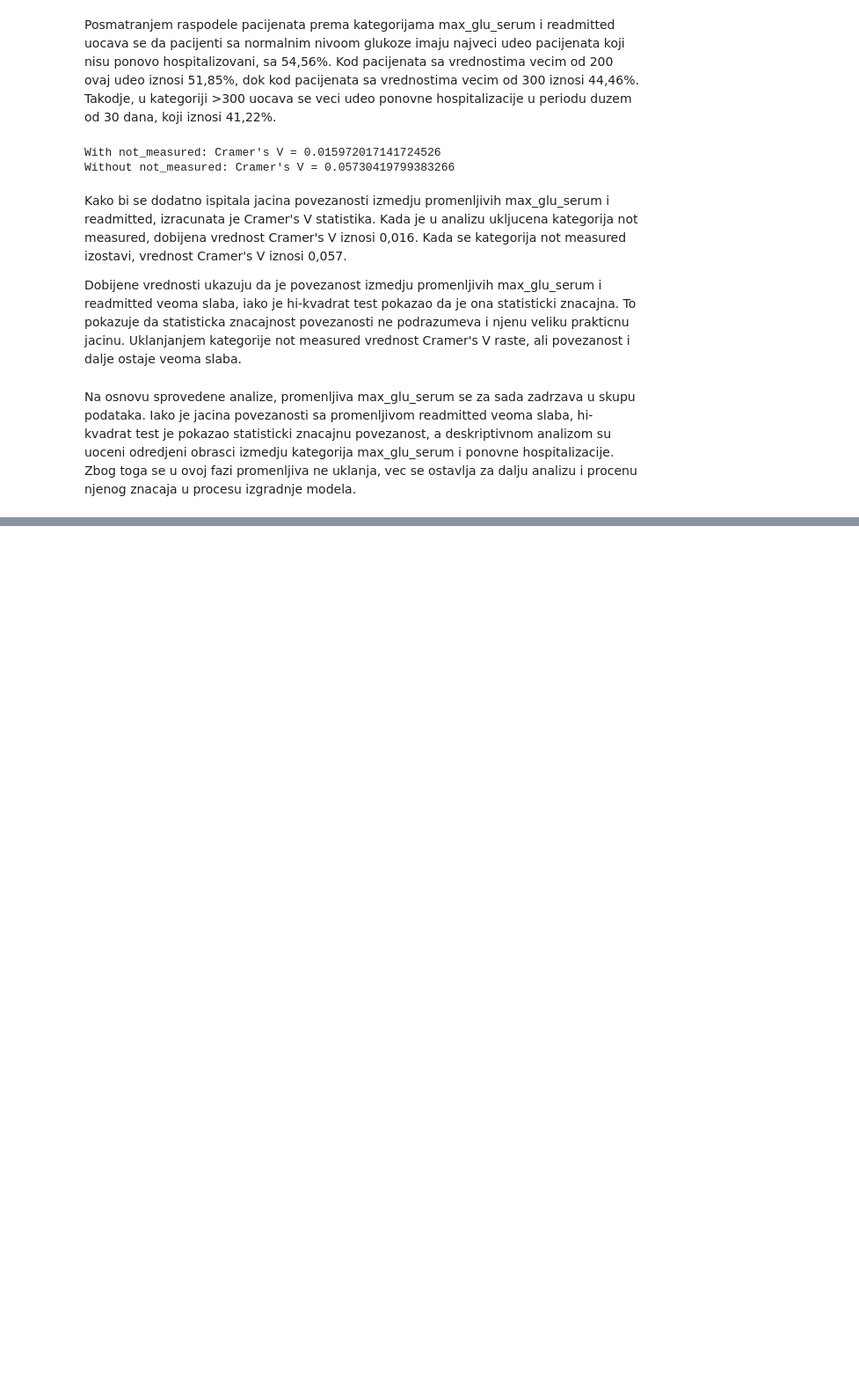
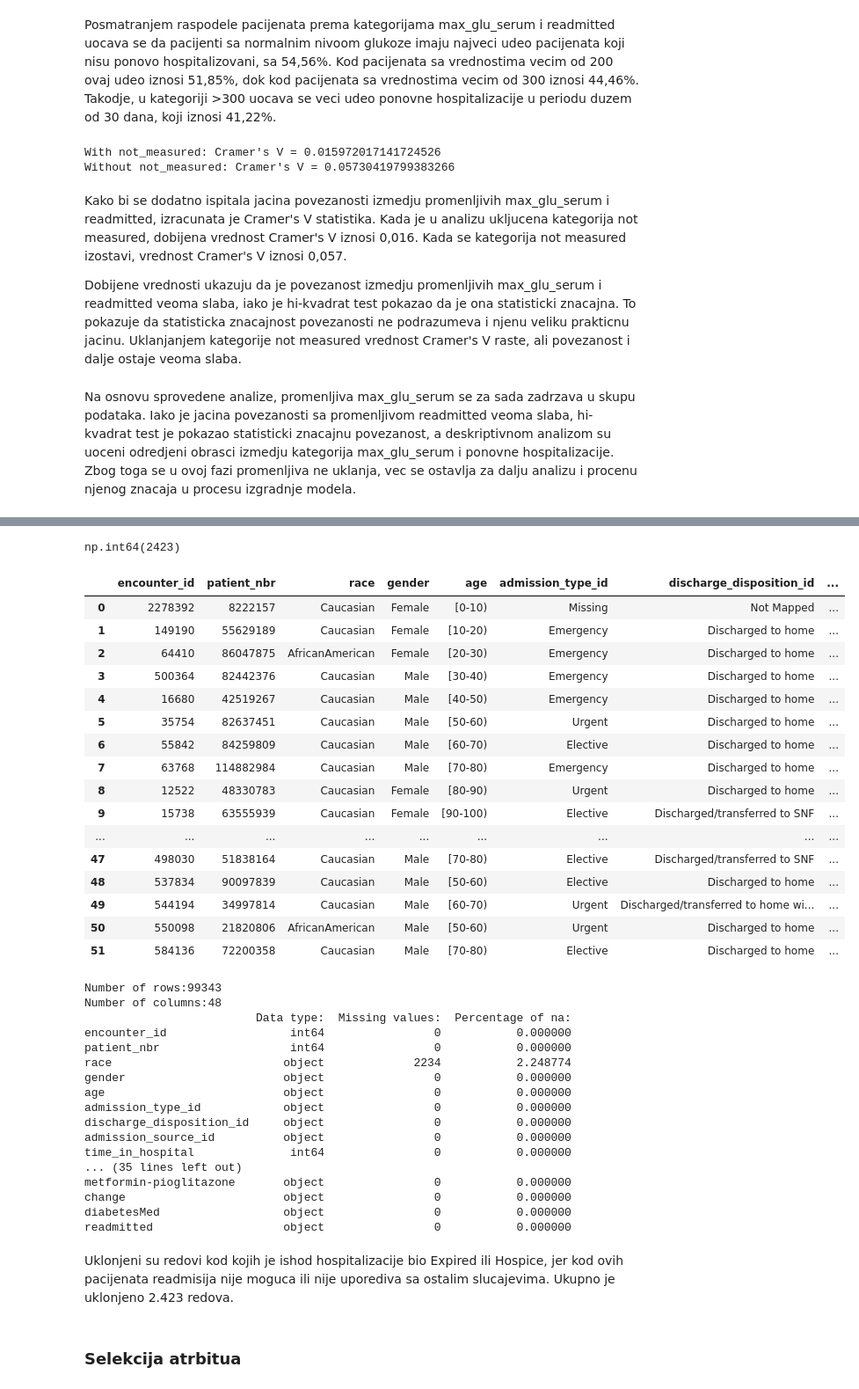
Before and after one commit to anastasija010802/ML_project, a Jupyter notebook: notebooks/exploratory_data_analysis.ipynb, the cells around one changed output, grey strips where cells are left out. Shown at 88% size. Drawn from its saved outputs; the diff is of its cells as text; code cells hidden in the pictures; blank space fills up the shorter version.

```diff
--- a/notebooks/exploratory_data_analysis.ipynb
+++ b/notebooks/exploratory_data_analysis.ipynb
@@ -610,0 +633,2 @@ admmission_source            object             7110           6.986616
+# %%
+data["A1Cresult"] = data["A1Cresult"].fillna("Not measured")
@@ -610,0 +637,2 @@ admmission_source            object             7110           6.986616
+# %%
+data["medical_specialty"] = data["medical_specialty"].fillna("Missing")
@@ -610,0 +661,57 @@ admmission_source            object             7110           6.986616
+# %%
+remove_disposition = [
+    "Expired",
+    "Hospice / home",
+    "Hospice / medical facility",
+    "Expired at home. Medicaid only, hospice.",
+    "Expired in a medical facility. Medicaid only, hospice."
+]
+
+data["discharge_disposition_id"].isin(remove_disposition).sum()
+# %% [output]
+np.int64(2423)
+# %%
+data = data[
+    ~data["discharge_disposition_id"].isin(remove_disposition)
+]
+# %%
+data_overview(data)
+# %% [output]
+|  | encounter_id | patient_nbr | race | gender | age | admission_type_id | discharge_disposition_id | ... |
+| 0 | 2278392 | 8222157 | Caucasian | Female | [0-10) | Missing | Not Mapped | ... |
+| 1 | 149190 | 55629189 | Caucasian | Female | [10-20) | Emergency | Discharged to home | ... |
+| 2 | 64410 | 86047875 | AfricanAmerican | Female | [20-30) | Emergency | Discharged to home | ... |
+| 3 | 500364 | 82442376 | Caucasian | Male | [30-40) | Emergency | Discharged to home | ... |
+| 4 | 16680 | 42519267 | Caucasian | Male | [40-50) | Emergency | Discharged to home | ... |
+| 5 | 35754 | 82637451 | Caucasian | Male | [50-60) | Urgent | Discharged to home | ... |
+| 6 | 55842 | 84259809 | Caucasian | Male | [60-70) | Elective | Discharged to home | ... |
+| 7 | 63768 | 114882984 | Caucasian | Male | [70-80) | Emergency | Discharged to home | ... |
+| 8 | 12522 | 48330783 | Caucasian | Female | [80-90) | Urgent | Discharged to home | ... |
+| 9 | 15738 | 63555939 | Caucasian | Female | [90-100) | Elective | Discharged/transferred to SNF | ... |
+| ... | ... | ... | ... | ... | ... | ... | ... | ... |
+| 47 | 498030 | 51838164 | Caucasian | Male | [70-80) | Elective | Discharged/transferred to SNF | ... |
+| 48 | 537834 | 90097839 | Caucasian | Male | [50-60) | Elective | Discharged to home | ... |
+| 49 | 544194 | 34997814 | Caucasian | Male | [60-70) | Urgent | Discharged/transferred to home wi... | ... |
+| 50 | 550098 | 21820806 | AfricanAmerican | Male | [50-60) | Urgent | Discharged to home | ... |
+| 51 | 584136 | 72200358 | Caucasian | Male | [70-80) | Elective | Discharged to home | ... |
+Number of rows:99343
+Number of columns:48
+                         Data type:  Missing values:  Percentage of na:
+encounter_id                  int64                0           0.000000
+patient_nbr                   int64                0           0.000000
+race                         object             2234           2.248774
+gender                       object                0           0.000000
+age                          object                0           0.000000
+admission_type_id            object                0           0.000000
+discharge_disposition_id     object                0           0.000000
+admission_source_id          object                0           0.000000
+time_in_hospital              int64                0           0.000000
+... (35 lines left out)
+metformin-pioglitazone       object                0           0.000000
+change                       object                0           0.000000
+diabetesMed                  object                0           0.000000
+readmitted                   object                0           0.000000
+# %% [markdown]
+Uklonjeni su redovi kod kojih je ishod hospitalizacije bio Expired ili Hospice, jer kod ovih pacijenata readmisija nije moguca ili nije uporediva sa ostalim slucajevima. Ukupno je uklonjeno 2.423 redova.
+# %% [markdown]
+### Selekcija atrbitua
```
Also changed, not shown: parts of 17 cells of this notebook.
